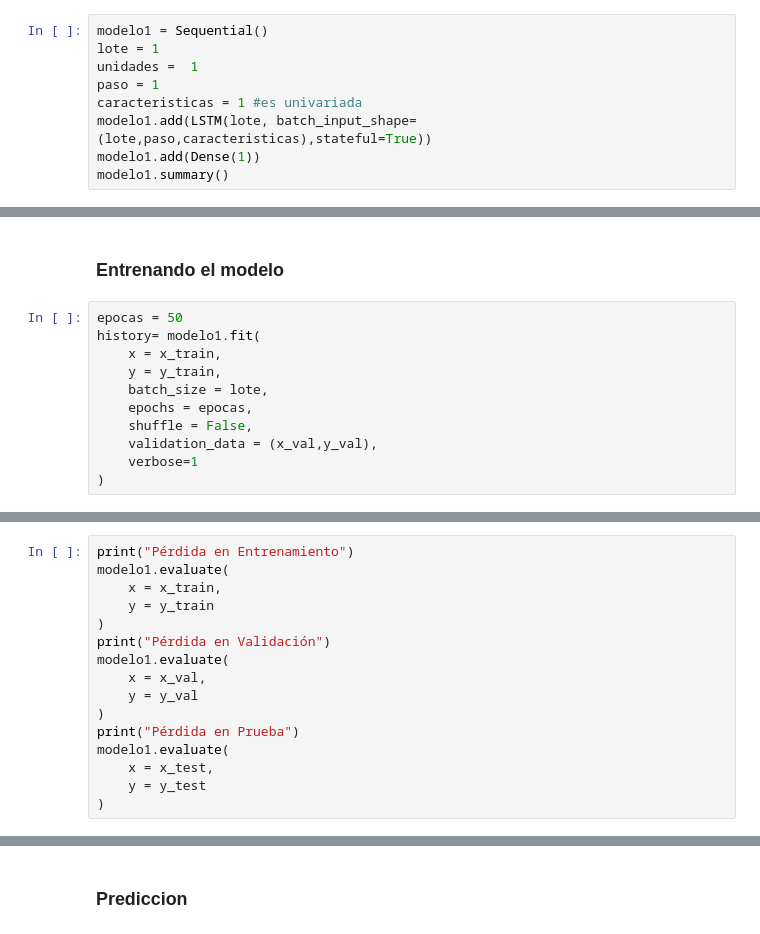
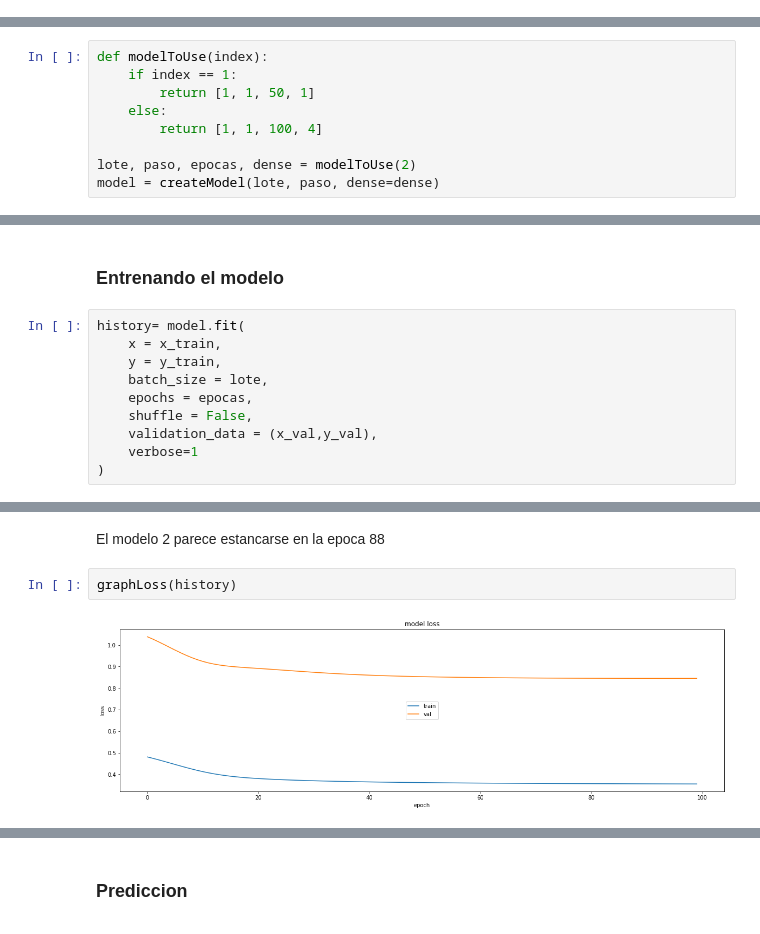
Before and after one commit to Bato007/HDT3_DS, a Jupyter notebook: ejercicio 2/main.ipynb, the cells around one changed output, grey strips where cells are left out. Saved outputs shown, nothing was run; the diff lists cells and outputs as text.

Commit message:
LSTM second model

```diff
--- a/ejercicio 2/main.ipynb
+++ b/ejercicio 2/main.ipynb
@@ -211,9 +278,0 @@ len(x_val)
-# %%
-modelo1 = Sequential()
-lote = 1
-unidades =  1
-paso = 1
-caracteristicas = 1 #es univariada
-modelo1.add(LSTM(lote, batch_input_shape=(lote,paso,caracteristicas),stateful=True))
-modelo1.add(Dense(1))
-modelo1.summary()
@@ -221,0 +315,9 @@ modelo1.compile(loss='mean_squared_error',optimizer="rmsprop")
+# %%
+def modelToUse(index):
+    if index == 1:
+        return [1, 1, 50, 1]
+    else:
+        return [1, 1, 100, 4]
+
+lote, paso, epocas, dense = modelToUse(2)
+model = createModel(lote, paso, dense=dense)
@@ -222,8 +338,7 @@ modelo1.compile(loss='mean_squared_error',optimizer="rmsprop")
 # %% [markdown]
 ### Entrenando el modelo
 # %%
-epocas = 50
-history= modelo1.fit(
+history= model.fit(
     x = x_train,
     y = y_train,
     batch_size = lote,
@@ -244,16 +370,6 @@ plt.legend(['train', 'val'], loc='center')
-# %%
-print("Pérdida en Entrenamiento")
-modelo1.evaluate(
-    x = x_train,
-    y = y_train
-)
-print("Pérdida en Validación")
-modelo1.evaluate(
-    x = x_val,
-    y = y_val
-)
-print("Pérdida en Prueba")
-modelo1.evaluate(
-    x = x_test,
-    y = y_test
-)
+# %% [markdown]
+El modelo 2 parece estancarse en la epoca 88
+# %%
+graphLoss(history)
+# %% [output]
+[figure, added]
```
Also changed, not shown: parts of 24 cells of this notebook.
